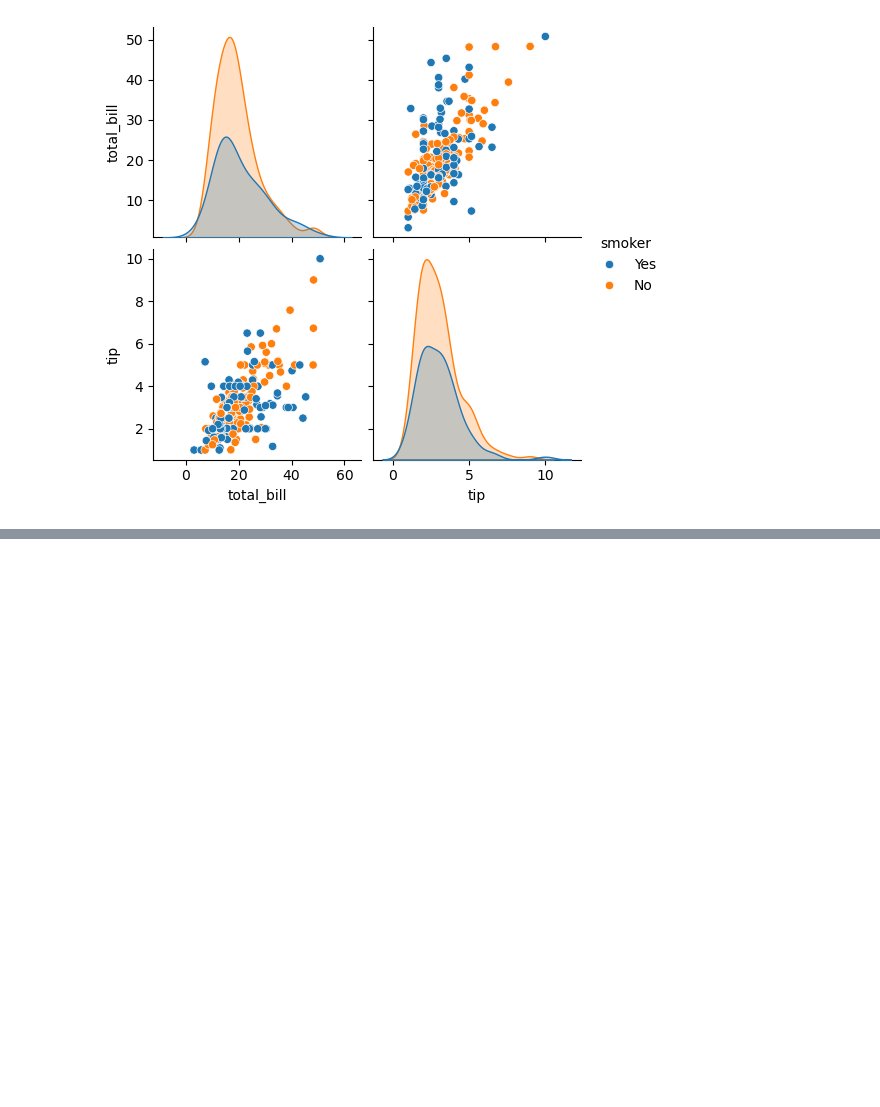
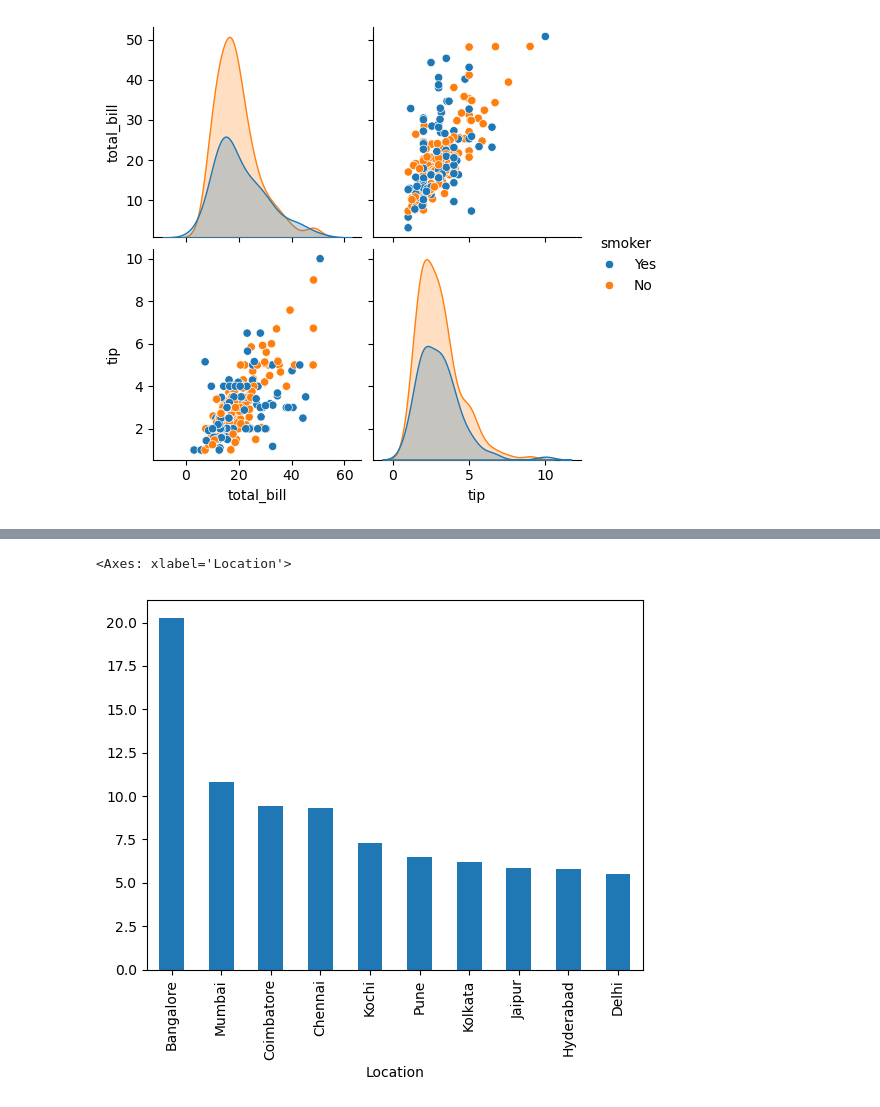
Before and after one commit to krishtheeba/PythonWithAI, a Jupyter notebook: Day4_Jupyter.ipynb, the cells around one changed output, grey strips where cells are left out. Saved outputs shown, nothing was run; the diff lists cells and outputs as text; code cells hidden in the pictures; blank space fills up the shorter version.

```diff
--- a/Day4_Jupyter.ipynb
+++ b/Day4_Jupyter.ipynb
@@ -401,0 +604,10 @@ Apply random sampling =>  df.sample(n=<count>) ex: new_df=df.sample(n=50)
+# %%
+Q1= df['Km'].quantile(0.25)
+Q3=df['Km'].quantile(0.75)
+IQR= Q3-Q1
+
+lower_bound= Q1 -  1.5 * IQR
+upper_bound= Q3 +   1.5 * IQR
+
+filter_df= df[ (df['Km']  >= lower_bound)  &  (df['Km'] <= upper_bound) ]
+filter_df
@@ -401,0 +738,5 @@ Apply random sampling =>  df.sample(n=<count>) ex: new_df=df.sample(n=50)
+# %%
+filter_df.groupby('Location')['Price'].mean().sort_values(ascending=False).plot.bar()
+# %% [output]
+<Axes: xlabel='Location'>
+[figure, added]
```
Also changed, not shown: parts of 46 cells of this notebook.
